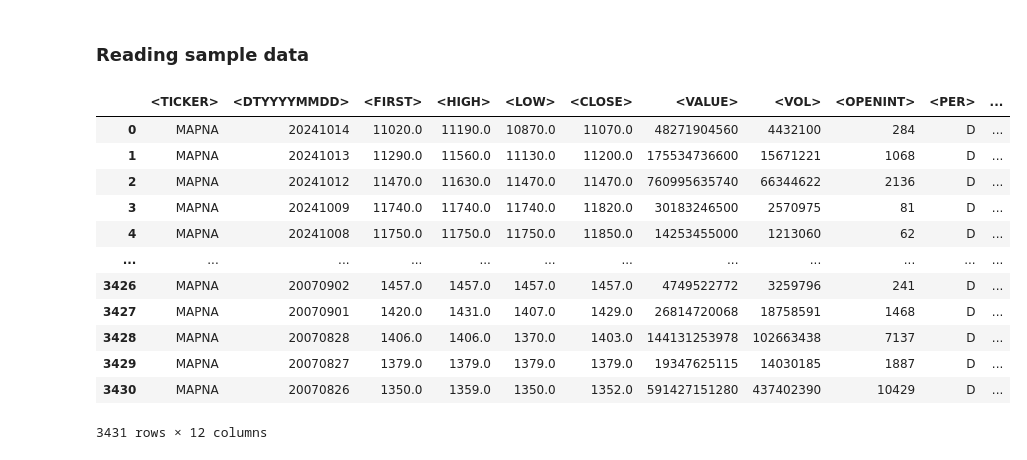
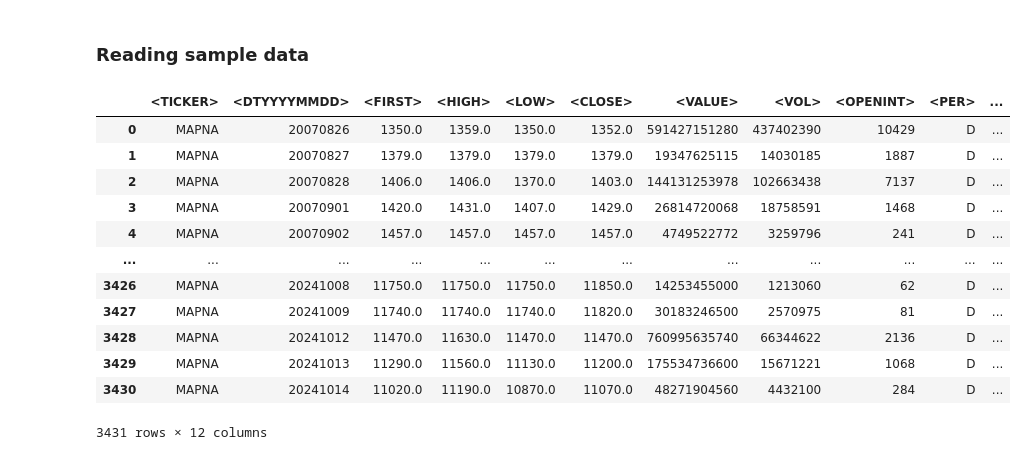
Before and after one commit to ParsaMohammadpour/backtest-linearRegression, a Jupyter notebook: sample.ipynb, the cells around one changed output. Cells and saved outputs as stored; diff of their text form; code cells hidden in the pictures.

```diff
--- a/sample.ipynb
+++ b/sample.ipynb
@@ -27,18 +27,19 @@ MOVING_AVERAGE_PAIRS = [(4, 8), (3, 5), (10, 20), (10, 30)]
 ### Reading sample data
 # %%
 df = pd.read_csv(PATH, index_col=None)
+df.sort_values(by=DATE_COLUMN_NAME, ascending=True, inplace=True, ignore_index=True)
 df
 # %% [output]
 |  | <TICKER> | <DTYYYYMMDD> | <FIRST> | <HIGH> | <LOW> | <CLOSE> | <VALUE> | <VOL> | <OPENINT> | <PER> | ... |
-| 0 | MAPNA | 20241014 | 11020.0 | 11190.0 | 10870.0 | 11070.0 | 48271904560 | 4432100 | 284 | D | ... |
-| 1 | MAPNA | 20241013 | 11290.0 | 11560.0 | 11130.0 | 11200.0 | 175534736600 | 15671221 | 1068 | D | ... |
-| 2 | MAPNA | 20241012 | 11470.0 | 11630.0 | 11470.0 | 11470.0 | 760995635740 | 66344622 | 2136 | D | ... |
-| 3 | MAPNA | 20241009 | 11740.0 | 11740.0 | 11740.0 | 11820.0 | 30183246500 | 2570975 | 81 | D | ... |
-| 4 | MAPNA | 20241008 | 11750.0 | 11750.0 | 11750.0 | 11850.0 | 14253455000 | 1213060 | 62 | D | ... |
+| 0 | MAPNA | 20070826 | 1350.0 | 1359.0 | 1350.0 | 1352.0 | 591427151280 | 437402390 | 10429 | D | ... |
+| 1 | MAPNA | 20070827 | 1379.0 | 1379.0 | 1379.0 | 1379.0 | 19347625115 | 14030185 | 1887 | D | ... |
+| 2 | MAPNA | 20070828 | 1406.0 | 1406.0 | 1370.0 | 1403.0 | 144131253978 | 102663438 | 7137 | D | ... |
+| 3 | MAPNA | 20070901 | 1420.0 | 1431.0 | 1407.0 | 1429.0 | 26814720068 | 18758591 | 1468 | D | ... |
+| 4 | MAPNA | 20070902 | 1457.0 | 1457.0 | 1457.0 | 1457.0 | 4749522772 | 3259796 | 241 | D | ... |
 | ... | ... | ... | ... | ... | ... | ... | ... | ... | ... | ... | ... |
-| 3426 | MAPNA | 20070902 | 1457.0 | 1457.0 | 1457.0 | 1457.0 | 4749522772 | 3259796 | 241 | D | ... |
-| 3427 | MAPNA | 20070901 | 1420.0 | 1431.0 | 1407.0 | 1429.0 | 26814720068 | 18758591 | 1468 | D | ... |
-| 3428 | MAPNA | 20070828 | 1406.0 | 1406.0 | 1370.0 | 1403.0 | 144131253978 | 102663438 | 7137 | D | ... |
-| 3429 | MAPNA | 20070827 | 1379.0 | 1379.0 | 1379.0 | 1379.0 | 19347625115 | 14030185 | 1887 | D | ... |
-| 3430 | MAPNA | 20070826 | 1350.0 | 1359.0 | 1350.0 | 1352.0 | 591427151280 | 437402390 | 10429 | D | ... |
+| 3426 | MAPNA | 20241008 | 11750.0 | 11750.0 | 11750.0 | 11850.0 | 14253455000 | 1213060 | 62 | D | ... |
+| 3427 | MAPNA | 20241009 | 11740.0 | 11740.0 | 11740.0 | 11820.0 | 30183246500 | 2570975 | 81 | D | ... |
+| 3428 | MAPNA | 20241012 | 11470.0 | 11630.0 | 11470.0 | 11470.0 | 760995635740 | 66344622 | 2136 | D | ... |
+| 3429 | MAPNA | 20241013 | 11290.0 | 11560.0 | 11130.0 | 11200.0 | 175534736600 | 15671221 | 1068 | D | ... |
+| 3430 | MAPNA | 20241014 | 11020.0 | 11190.0 | 10870.0 | 11070.0 | 48271904560 | 4432100 | 284 | D | ... |
 3431 rows × 12 columns
```
Also changed, not shown: parts of 24 cells of this notebook.
